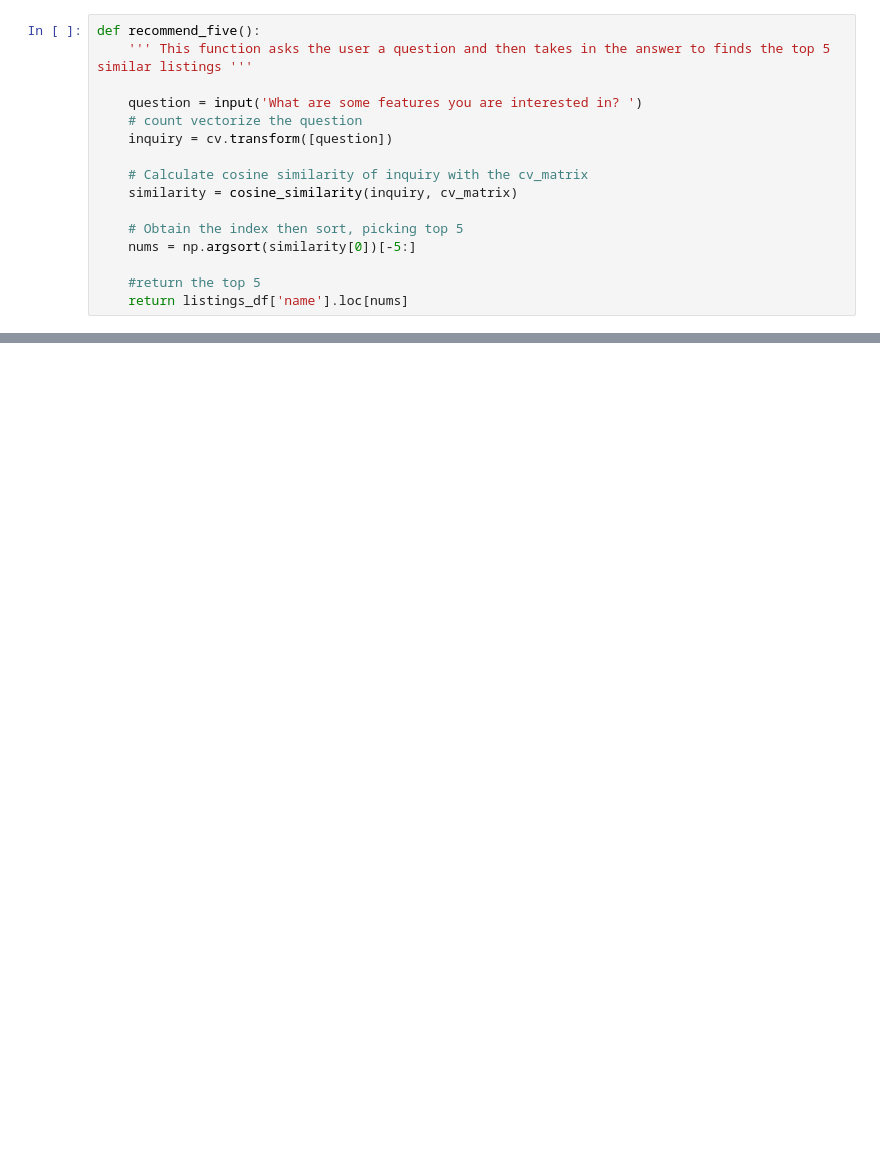
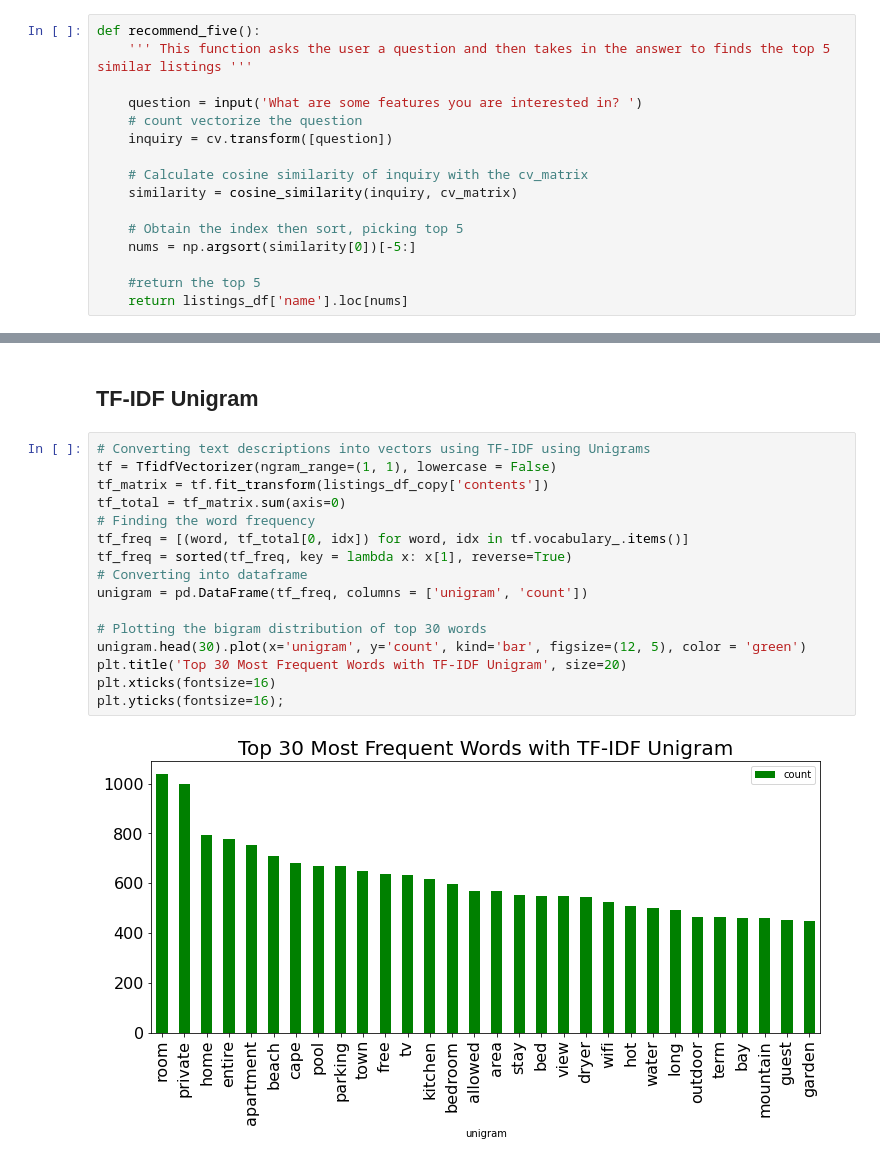
Before and after one commit to Nickimani/Airbnb_Project, a Jupyter notebook: Airbnb_Notebook.ipynb, the cells around one changed output, grey strips where cells are left out. Saved outputs shown, nothing was run; the diff lists cells and outputs as text; blank space fills up the shorter version.

Commit message:
used vectorizer to check unigram and bigram frequencies

```diff
--- a/Airbnb_Notebook.ipynb
+++ b/Airbnb_Notebook.ipynb
@@ -1224,0 +1372,20 @@ recommend_five()
+# %% [markdown]
+## TF-IDF Unigram
+# %%
+# Converting text descriptions into vectors using TF-IDF using Unigrams
+tf = TfidfVectorizer(ngram_range=(1, 1), lowercase = False)
+tf_matrix = tf.fit_transform(listings_df_copy['contents'])
+tf_total = tf_matrix.sum(axis=0)
+# Finding the word frequency
+tf_freq = [(word, tf_total[0, idx]) for word, idx in tf.vocabulary_.items()]
+tf_freq = sorted(tf_freq, key = lambda x: x[1], reverse=True)
+# Converting into dataframe
+unigram = pd.DataFrame(tf_freq, columns = ['unigram', 'count'])
+
+# Plotting the bigram distribution of top 30 words
+unigram.head(30).plot(x='unigram', y='count', kind='bar', figsize=(12, 5), color = 'green')
+plt.title('Top 30 Most Frequent Words with TF-IDF Unigram', size=20)
+plt.xticks(fontsize=16)
+plt.yticks(fontsize=16);
+# %% [output]
+[figure, added]
```
Also changed, not shown: parts of 34 cells of this notebook.
